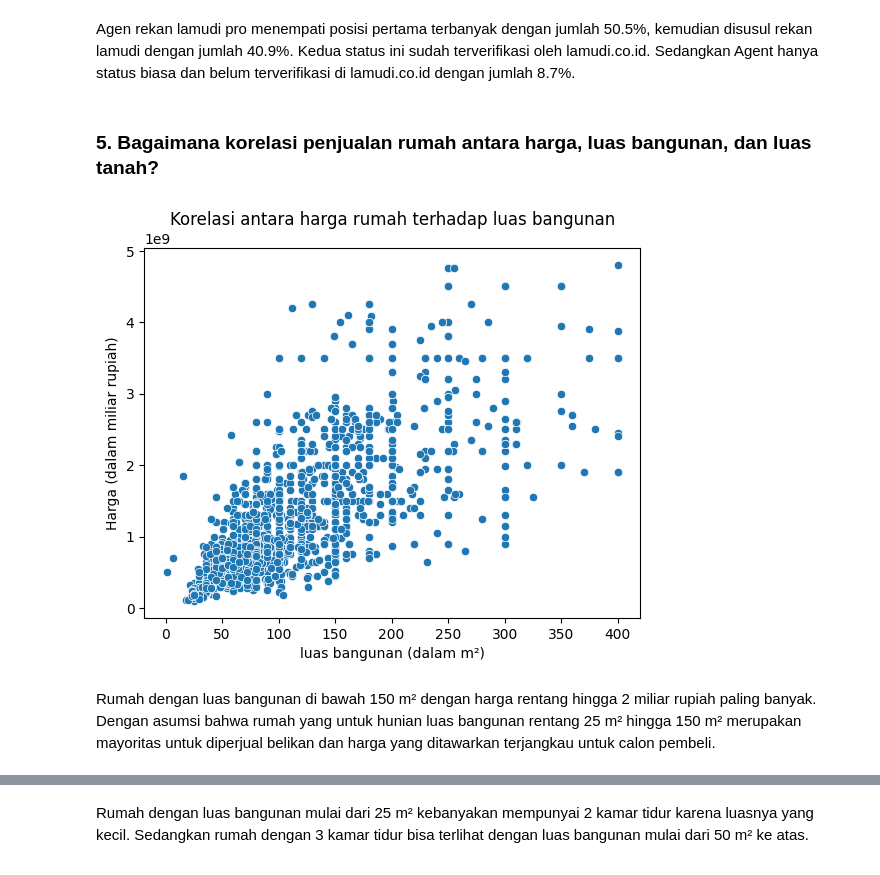
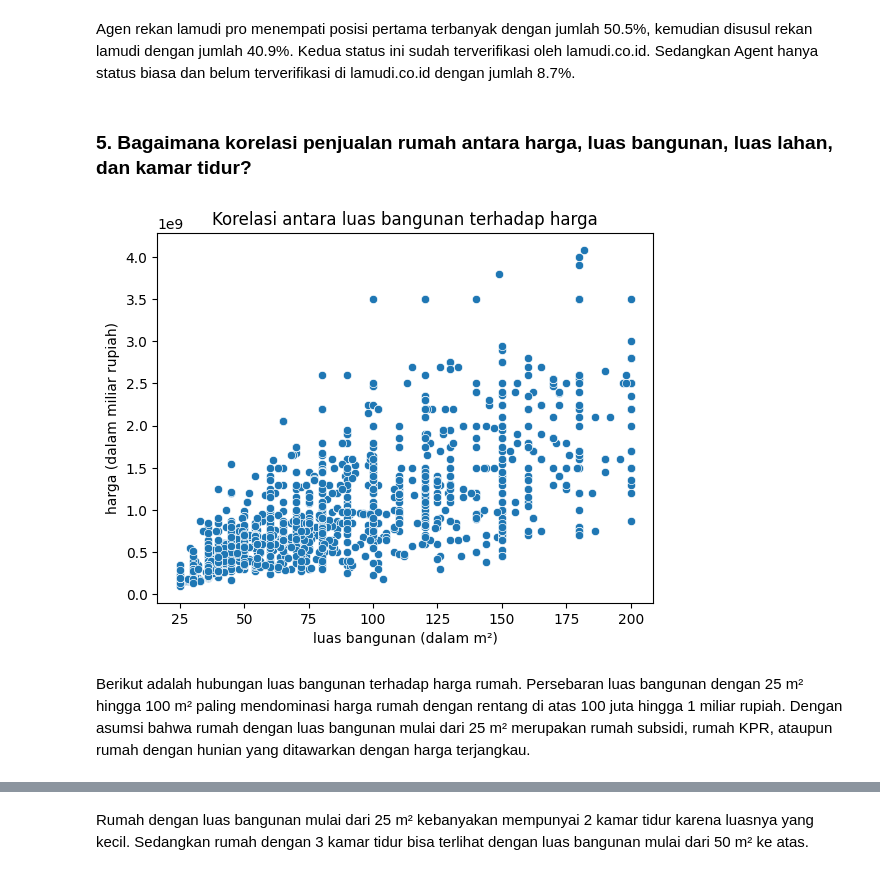
Before and after one commit to linggamandala/lamudi-malang-house-analysis, a Jupyter notebook: analisis.ipynb, the cells around one changed output, grey strips where cells are left out. Saved outputs shown, nothing was run; the diff lists cells and outputs as text; code cells hidden in the pictures.

```diff
--- a/analisis.ipynb
+++ b/analisis.ipynb
@@ -420,3 +403,5 @@ df = remove_outliers_iqr(df, nums)
+# %%
+df = df.drop(df[(df['luas lahan'] < 25) | (df['luas lahan'] > 200) | (df['luas bangunan'] < 25) | (df['luas bangunan'] > 200)].index)
 # %% [markdown]
 ### EDA (after cleaning data)
 # %% [markdown]
@@ -678,15 +653,15 @@ plt.show()
 # %% [markdown]
 Agen rekan lamudi pro menempati posisi pertama terbanyak dengan jumlah 50.5%, kemudian disusul rekan lamudi dengan jumlah 40.9%. Kedua status ini sudah terverifikasi oleh lamudi.co.id. Sedangkan Agent hanya status biasa dan belum terverifikasi di lamudi.co.id dengan jumlah 8.7%.
 # %% [markdown]
-### 5. Bagaimana korelasi penjualan rumah antara harga, luas bangunan, dan luas tanah?
+### 5. Bagaimana korelasi penjualan rumah antara harga, luas bangunan, luas lahan, dan kamar tidur?
 # %%
 sns.scatterplot(x='luas bangunan', y='price', data=df)
 plt.xlabel('luas bangunan (dalam m²)')
-plt.ylabel('Harga (dalam miliar rupiah)')
-plt.title('Korelasi antara harga rumah terhadap luas bangunan')
+plt.ylabel('harga (dalam miliar rupiah)')
+plt.title('Korelasi antara luas bangunan terhadap harga')
 plt.show()
 # %% [output]
-[figure, old version]
+[figure, new version]
-# %% [markdown]
-Rumah dengan luas bangunan di bawah 150 m² dengan harga rentang hingga 2 miliar rupiah paling banyak. Dengan asumsi bahwa rumah yang untuk hunian luas bangunan rentang 25 m² hingga 150 m² merupakan mayoritas untuk diperjual belikan dan harga yang ditawarkan terjangkau untuk calon pembeli.
+# %% [markdown]
+Berikut adalah hubungan luas bangunan terhadap harga rumah. Persebaran luas bangunan dengan 25 m² hingga 100 m² paling mendominasi harga rumah dengan rentang di atas 100 juta hingga 1 miliar rupiah. Dengan asumsi bahwa rumah dengan luas bangunan mulai dari 25 m² merupakan rumah subsidi, rumah KPR, ataupun rumah dengan hunian yang ditawarkan dengan harga terjangkau.
 # %%
```
Also changed, not shown: parts of 43 cells of this notebook, 6 other files.
